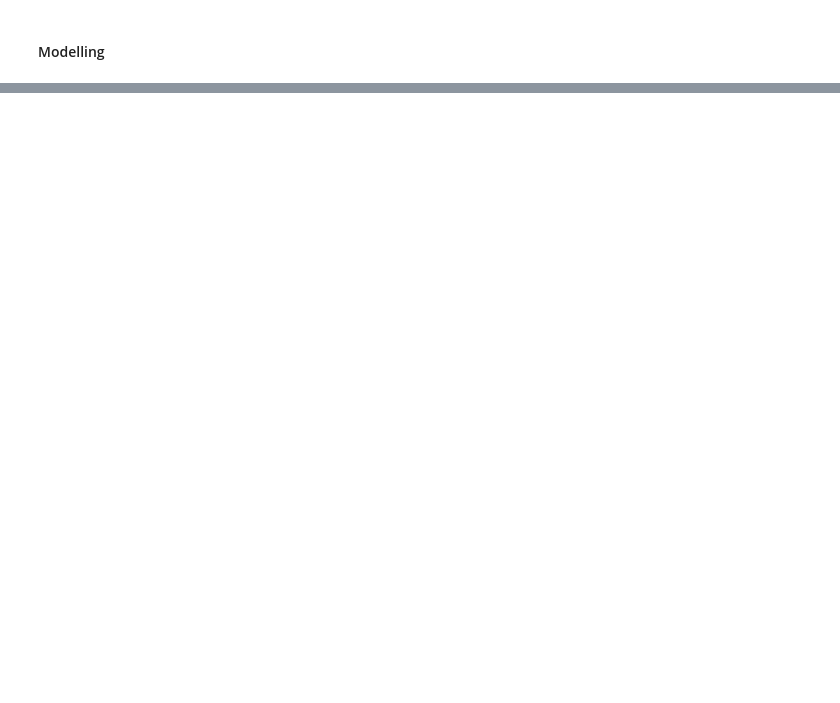
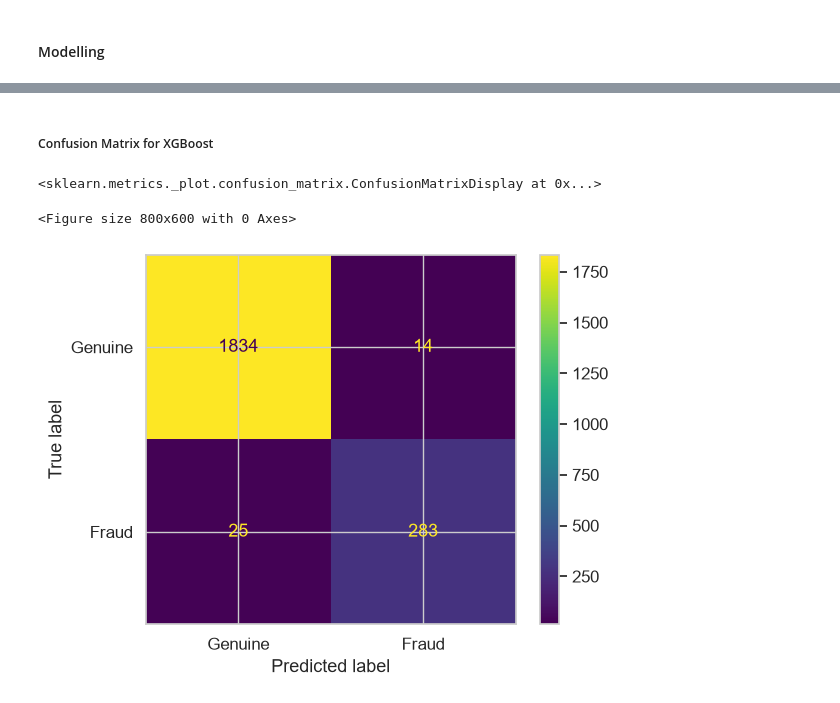
Before and after one commit to Olunoyo/Fraudulent_Transaction_Detection_For_Finlora_Company, a Jupyter notebook: Notebooks/Data_cleaning.ipynb, the cells around one changed output, grey strips where cells are left out. Cells and saved outputs as stored; diff of their text form; code cells hidden in the pictures; blank space fills up the shorter version.

```diff
--- a/Notebooks/Data_cleaning.ipynb
+++ b/Notebooks/Data_cleaning.ipynb
@@ -1800,0 +1975,38 @@ Modelling_Data.head()
+# %%
+from xgboost import XGBClassifier
+
+# Calculate scale pos weight for imbalance in xgboost classifier
+scale_pos_weight = (y_train == 0).sum() / (y_train == 1).sum()
+
+# Create XGBoost model
+xgb_model = XGBClassifier(
+     randon_state=42,
+     n_estimators=100,
+     max_depth=6,
+     learning_rate=0.1,
+     scale_pos_weight=scale_pos_weight,
+     eval_metrix='logloss'
+)
+
+# Build the complete pipeline
+pipeline_xgb = Pipeline(
+    steps=[
+        ('preprocessor', preprocessor),
+        ('classifier', xgb_model)
+    ]
+)
+
+# Train the pipeline (using raw x_trein, not processed)
+pipeline_xgb.fit(x_train, y_train)
+
+# Make Predictions
+y_pred_xgb = pipeline_xgb.predict(x_test)
+y_proba_xgb = pipeline_xgb.predict_proba(x_test)[:, 1]
+
+# Evaluation
+print("XGBBoost Results:")
+print("\nClassification Report:")
+print(classification_report(y_test, y_pred_xgb, target_names=['Genuine', 'Fraud']))
+print("\nConfusion Matrix:")
+print(confusion_matrix(y_test, y_pred_xgb))
+print(f"\nROC_AUC Score: {roc_auc_score(y_test, y_proba_xgb):.4f}")
@@ -1800,0 +2032,12 @@ Modelling_Data.head()
+# %% [markdown]
+##### Confusion Matrix for XGBoost
+# %%
+from sklearn.metrics import ConfusionMatrixDisplay
+
+cm = ConfusionMatrixDisplay(confusion_matrix(y_test, y_pred_xgb), display_labels=['Genuine', 'Fraud'])
+plt.figure(figsize=(8, 6))
+cm.plot()
+# %% [output]
+<sklearn.metrics._plot.confusion_matrix.ConfusionMatrixDisplay at 0x...>
+<Figure size 800x600 with 0 Axes>
+[figure, added]
```
Also changed, not shown: parts of 47 cells of this notebook, 4 other files.
